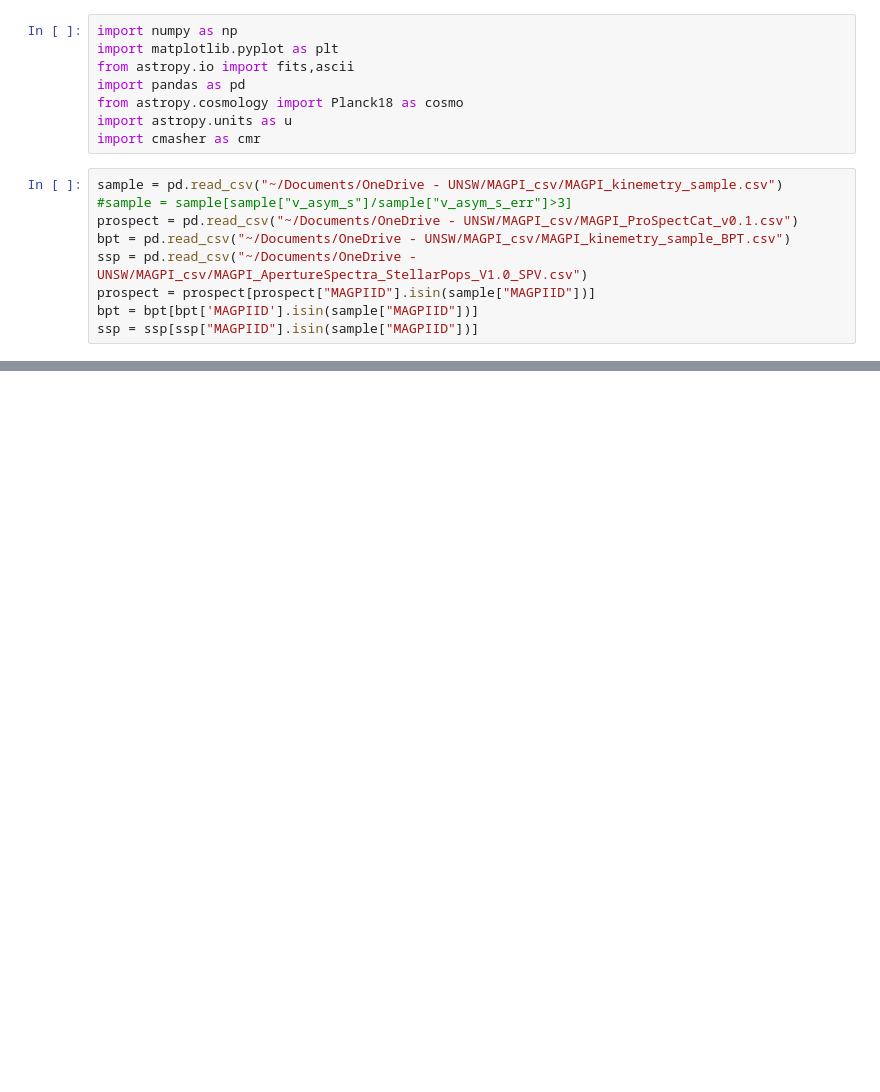
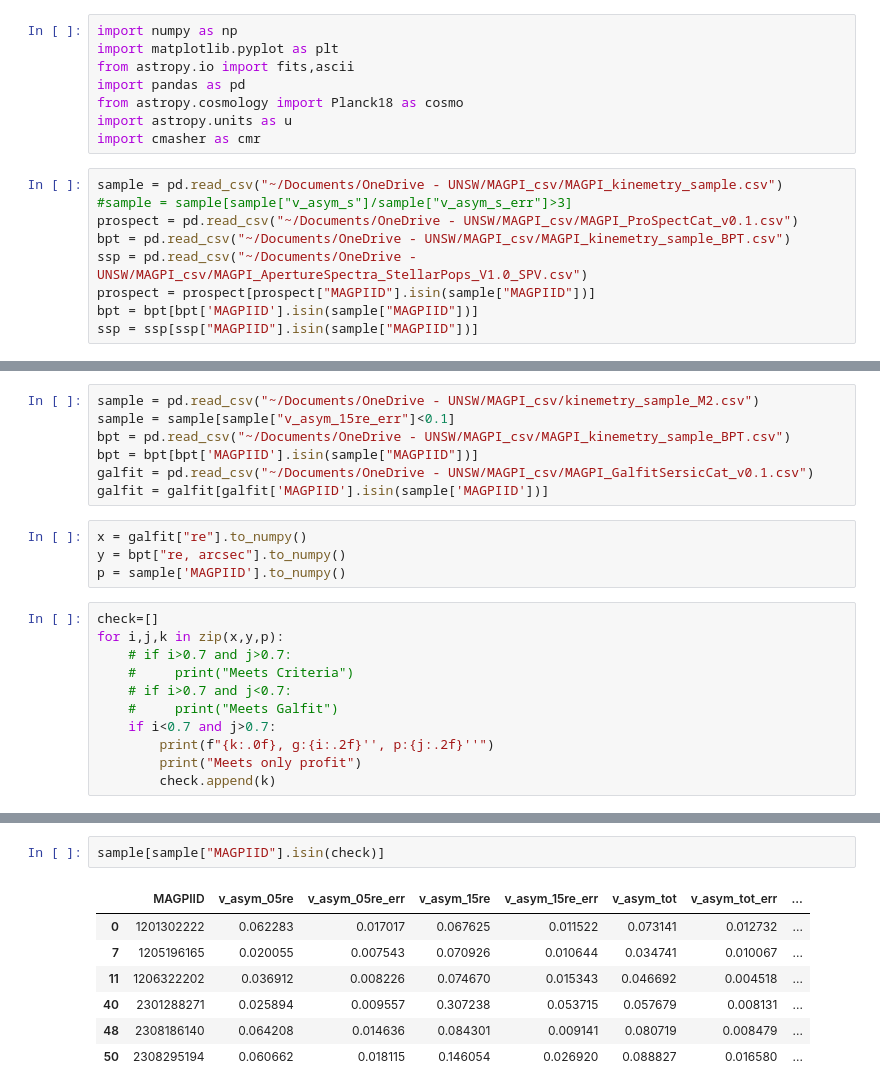
Before and after one commit to r-bagge/MAGPI_kinematics, a Jupyter notebook: plots.ipynb, the cells around one changed output, grey strips where cells are left out. Cells and saved outputs as stored; diff of their text form; blank space fills up the shorter version.

```diff
--- a/plots.ipynb
+++ b/plots.ipynb
@@ -53,0 +65,22 @@ print(s[g==-2.5])
+# %%
+sample = pd.read_csv("~/Documents/OneDrive - UNSW/MAGPI_csv/kinemetry_sample_M2.csv")
+sample = sample[sample["v_asym_15re_err"]<0.1]
+bpt = pd.read_csv("~/Documents/OneDrive - UNSW/MAGPI_csv/MAGPI_kinemetry_sample_BPT.csv")
+bpt = bpt[bpt['MAGPIID'].isin(sample["MAGPIID"])]
+galfit = pd.read_csv("~/Documents/OneDrive - UNSW/MAGPI_csv/MAGPI_GalfitSersicCat_v0.1.csv")
+galfit = galfit[galfit['MAGPIID'].isin(sample['MAGPIID'])]
+# %%
+x = galfit["re"].to_numpy()
+y = bpt["re, arcsec"].to_numpy()
+p = sample['MAGPIID'].to_numpy()
+# %%
+check=[]
+for i,j,k in zip(x,y,p):
+    # if i>0.7 and j>0.7:
+    #     print("Meets Criteria")
+    # if i>0.7 and j<0.7:
+    #     print("Meets Galfit")
+    if i<0.7 and j>0.7:
+        print(f"{k:.0f}, g:{i:.2f}'', p:{j:.2f}''")
+        print("Meets only profit")
+        check.append(k)
@@ -53,0 +100,10 @@ print(s[g==-2.5])
+# %%
+sample[sample["MAGPIID"].isin(check)]
+# %% [output]
+|  | MAGPIID | v_asym_05re | v_asym_05re_err | v_asym_15re | v_asym_15re_err | v_asym_tot | v_asym_tot_err | ... |
+| 0 | 1201302222 | 0.062283 | 0.017017 | 0.067625 | 0.011522 | 0.073141 | 0.012732 | ... |
+| 7 | 1205196165 | 0.020055 | 0.007543 | 0.070926 | 0.010644 | 0.034741 | 0.010067 | ... |
+| 11 | 1206322202 | 0.036912 | 0.008226 | 0.074670 | 0.015343 | 0.046692 | 0.004518 | ... |
+| 40 | 2301288271 | 0.025894 | 0.009557 | 0.307238 | 0.053715 | 0.057679 | 0.008131 | ... |
+| 48 | 2308186140 | 0.064208 | 0.014636 | 0.084301 | 0.009141 | 0.080719 | 0.008479 | ... |
+| 50 | 2308295194 | 0.060662 | 0.018115 | 0.146054 | 0.026920 | 0.088827 | 0.016580 | ... |
```
Also changed, not shown: parts of 5 cells of this notebook.
